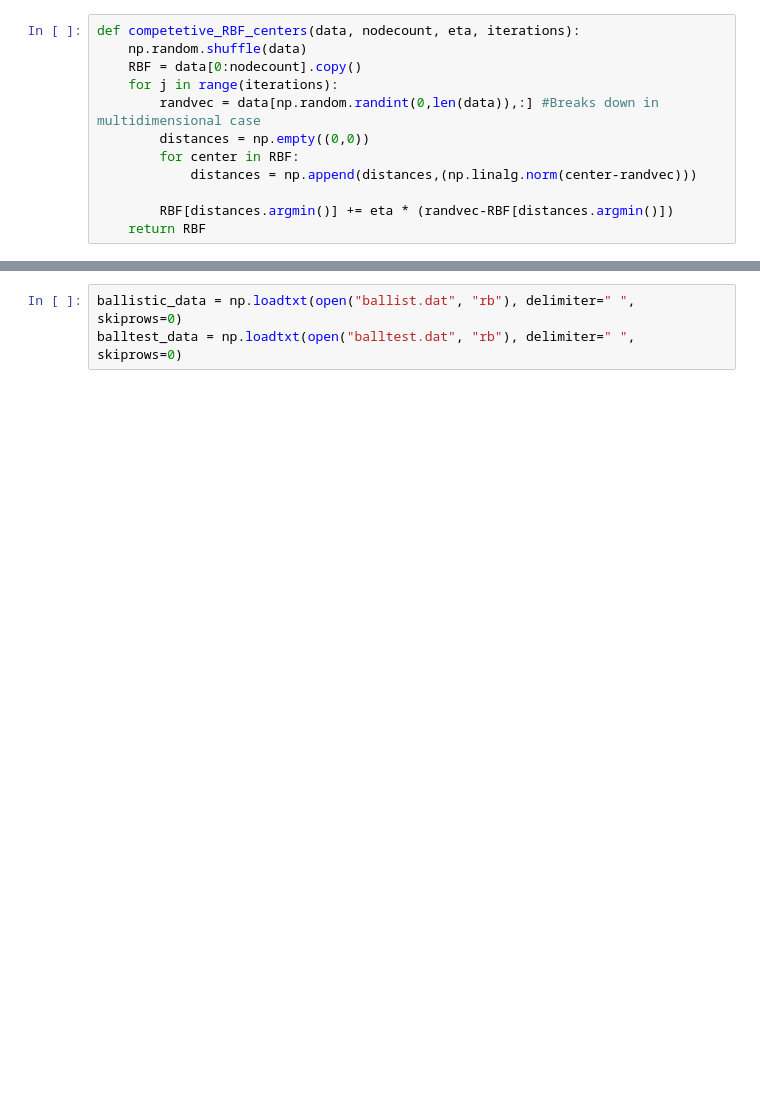
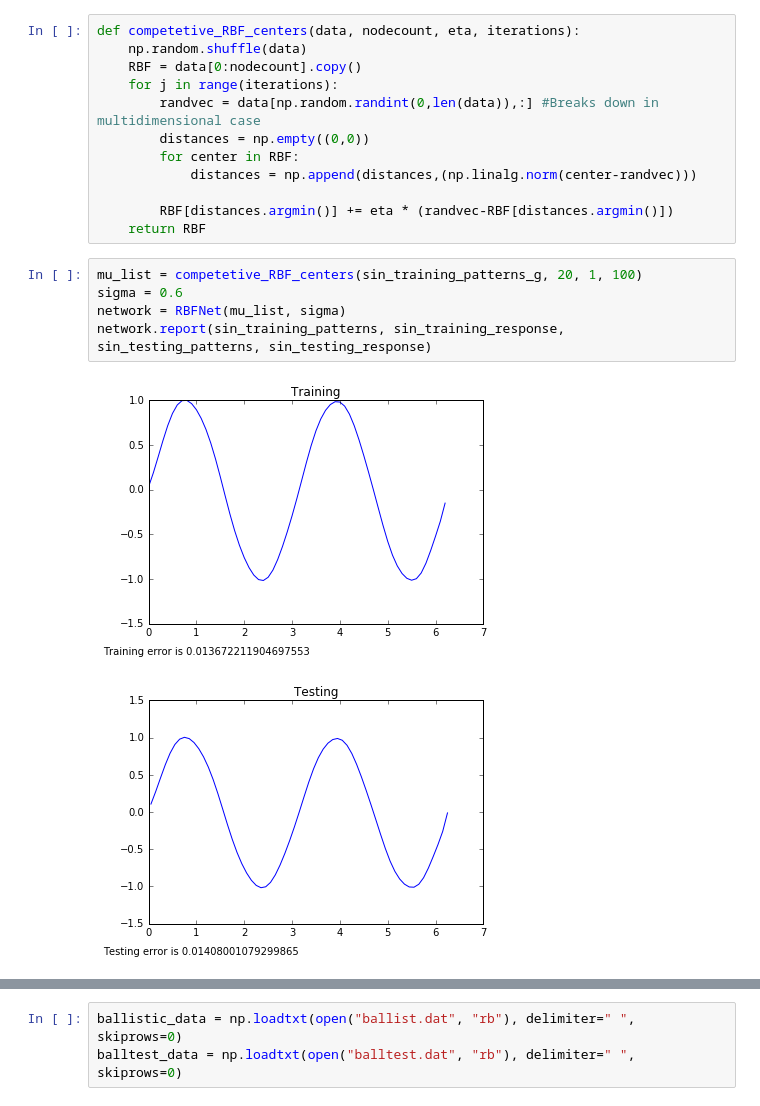
Before and after one commit to Styren/DD2437, a Jupyter notebook: Lab2/part1.ipynb, the cells around one changed output, grey strips where cells are left out. Saved outputs shown, nothing was run; the diff lists cells and outputs as text; blank space fills up the shorter version.

```diff
--- a/Lab2/part1.ipynb
+++ b/Lab2/part1.ipynb
@@ -194,3 +175,11 @@ def competetive_RBF_centers(data, nodecount, eta, iterations):
 
         RBF[distances.argmin()] += eta * (randvec-RBF[distances.argmin()])
     return RBF
+# %%
+mu_list = competetive_RBF_centers(sin_training_patterns_g, 20, 1, 100)
+sigma = 0.6
+network = RBFNet(mu_list, sigma)
+network.report(sin_training_patterns, sin_training_response, sin_testing_patterns, sin_testing_response)
+# %% [output]
+[figure, added]
+[figure, added]
```
Also changed, not shown: parts of 18 cells of this notebook.
